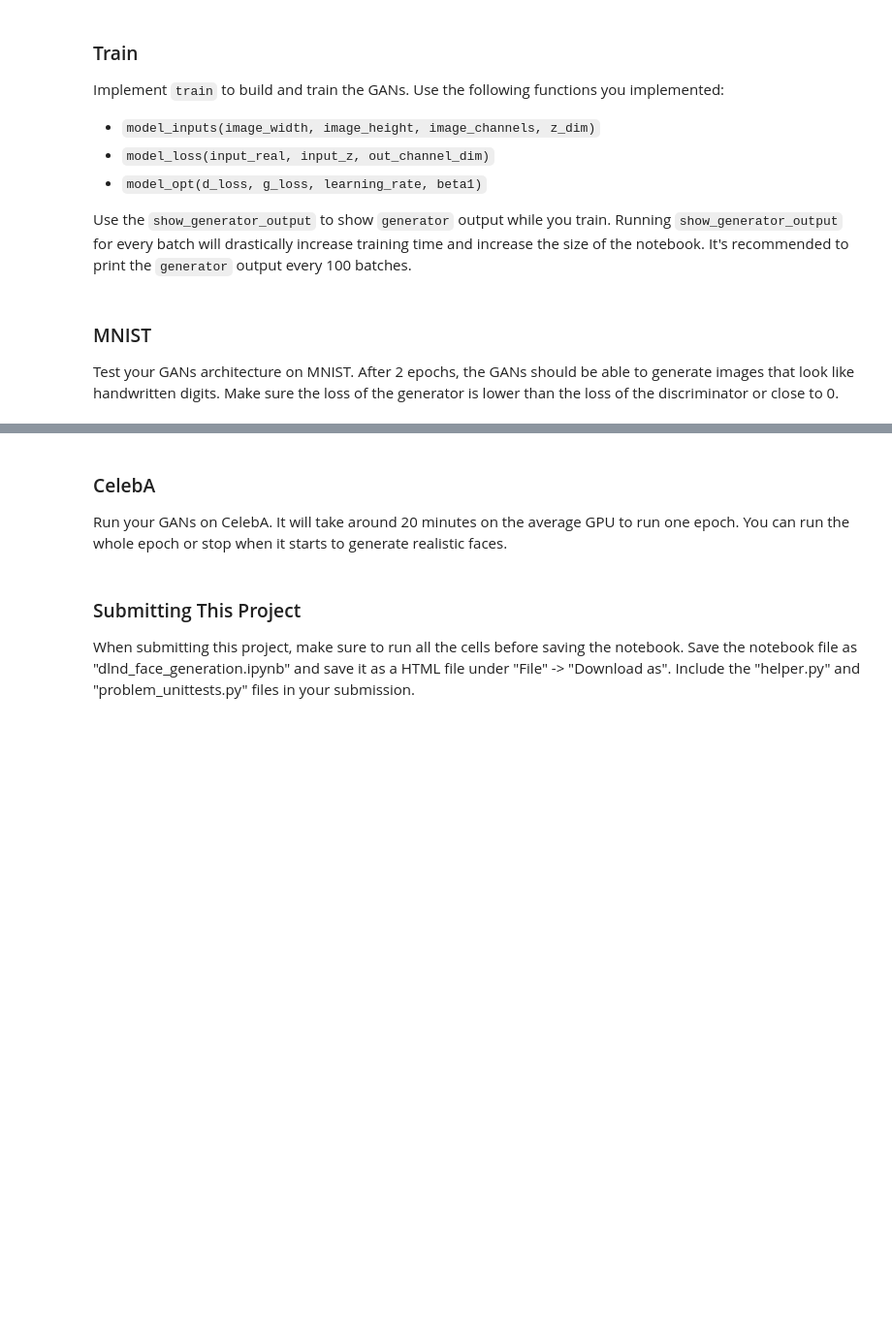
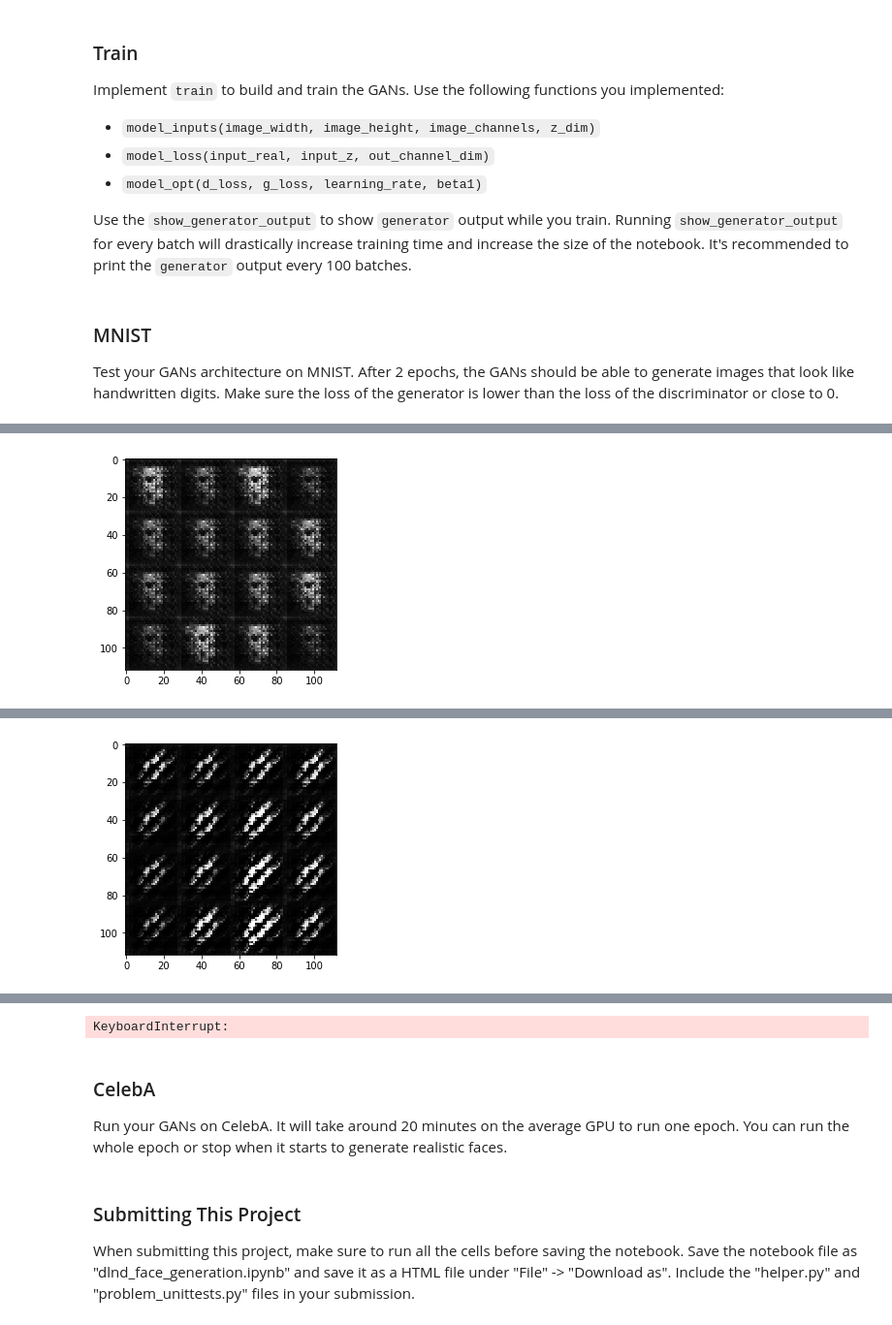
Before and after one commit to davidvela/Ud_DL5_Face_Generation, a Jupyter notebook: dlnd_face_generationDVT.ipynb, the cells around one changed output, grey strips where cells are left out. Shown at 97% size. Drawn from its saved outputs; the diff is of its cells as text; code cells hidden in the pictures; blank space fills up the shorter version.

```diff
--- a/dlnd_face_generationDVT.ipynb
+++ b/dlnd_face_generationDVT.ipynb
@@ -149,21 +143,23 @@ def discriminator(images, reuse=False):
     """
     # TODO: Implement Function: Hidden layers: conv + batch_norm + leaky ReLU
     alpha = 0.2
-
+    kp = 0.8
     with tf.variable_scope("discriminator", reuse = reuse ):
     # input layer is: 28x28x3 => 14x14x64
-        h1 = tf.layers.conv2d(images, 64, 5, strides=2, padding="same")
+        h1 = tf.layers.conv2d(images, 64, 5, strides=2, padding="same", activation=None)
         h1 = tf.maximum(alpha*h1, h1)
 
     # h2 => 7x7x128
-        h2 = tf.layers.conv2d(h1, 128, 5, strides=2, padding="same")
+        h2 = tf.layers.conv2d(h1, 128, 5, strides=2, padding="same", activation=None)
         h2 = tf.layers.batch_normalization(h2, training=True)
         h2 = tf.maximum(alpha*h2, h2)
+        h2 = tf.nn.dropout(h2, kp)
 
     # h3 => 4x3x256
-        h3 = tf.layers.conv2d(h2, 256, 5, strides=2, padding="same")
+        h3 = tf.layers.conv2d(h2, 256, 5, strides=2, padding="same", activation=None)
         h3 = tf.layers.batch_normalization(h3, training=True)
         h3 = tf.maximum(alpha*h3,h3)
+        h2 = tf.nn.dropout(h3, kp)
 
     # Flatten it
         flat = tf.reshape(h3, (-1, 4*4*256))
@@ -193,7 +189,7 @@ def generator(z, out_channel_dim, is_train=True):
     """
     # TODO: Implement Function: Hidden layers: Tconv + batch_norm + leaky ReLU
     alpha = 0.2
-
+    kp = 0.8
     with tf.variable_scope("generator", reuse = not is_train):
     # h1 = fully connected layer
         h1 = tf.layers.dense(z, 2*2*512)
@@ -204,22 +200,25 @@ def generator(z, out_channel_dim, is_train=True):
         h1 = tf.maximum(alpha*h1, h1)
 
     # h2 = conv => 7x7x256 - VALID padding
-        h2 = tf.layers.conv2d_transpose(h1, 256, 5, strides=2, padding="valid")
+        h2 = tf.layers.conv2d_transpose(h1, 256, 5, strides=2, padding="valid", activation=None)
         h2 = tf.layers.batch_normalization(h2, training=is_train)
         h2 = tf.maximum(alpha*h2, h2)
+        h2 = tf.nn.dropout(h2, kp)
 
     # h3 = conv => 14x14x128
-        h3 = tf.layers.conv2d_transpose(h2, 128, 5, strides=2, padding="same")
+        h3 = tf.layers.conv2d_transpose(h2, 128, 5, strides=2, padding="same", activation=None)
         h3 = tf.layers.batch_normalization(h3, training=is_train)
         h3 = tf.maximum(alpha*h3, h3)
+        h3 = tf.nn.dropout(h3, kp)
 
     # h4 = conv => 14x15x64
-        h4 = tf.layers.conv2d_transpose(h3, 64, 5, strides=1, padding="same")
+        h4 = tf.layers.conv2d_transpose(h3, 64, 5, strides=1, padding="same", activation=None)
         h4 = tf.layers.batch_normalization(h4, training=is_train)
         h4 = tf.maximum(alpha*h4, h4)
+        h4 = tf.nn.dropout(h4,kp)
 
     # output layer = 28x28xout_dim(5)
-        logits = tf.layers.conv2d_transpose(h4, out_channel_dim, 5, strides=2, padding="same")
+        logits = tf.layers.conv2d_transpose(h4, out_channel_dim, 5, strides=2, padding="same", activation=None)
         out = tf.tanh(logits)
 
     return out
@@ -246,13 +245,13 @@ def model_loss(input_real, input_z, out_channel_dim):
     :return: A tuple of (discriminator loss, generator loss)
     """
     # TODO: Implement Function
-
+    smooth = 0.1
     g_model = generator(input_z, out_channel_dim, is_train=True)
     d_model_real, d_logits_real = discriminator(input_real, reuse=False)
     d_model_fake, d_logits_fake = discriminator(g_model, reuse=True)
 
     d_loss_real = tf.reduce_mean(
-        tf.nn.sigmoid_cross_entropy_with_logits(logits=d_logits_real, labels=tf.ones_like(d_model_real)  ))
+        tf.nn.sigmoid_cross_entropy_with_logits(logits=d_logits_real, labels=tf.ones_like(d_model_real)*(1-smooth) ))
 
     d_loss_fake = tf.reduce_mean(
         tf.nn.sigmoid_cross_entropy_with_logits( logits=d_logits_fake, labels=tf.zeros_like(d_model_fake)  ))
@@ -360,14 +359,16 @@ def train(epoch_count, batch_size, z_dim, learning_rate, beta1, get_batches, dat
     show_every  = 100
     print_every = 10
     steps = 0
-    n_images = 10
+    n_images = 16
     losses = []
+
 
     _, img_width, img_height, img_channels = data_shape
     input_real, input_z, lr = model_inputs(img_width, img_height, img_channels, z_dim)
 
     d_loss, g_loss = model_loss(input_real, input_z, img_channels)
     d_opt,  g_opt  = model_opt(d_loss, g_loss, learning_rate, beta1)
+    saver = tf.train.Saver()
 
     with tf.Session() as sess:
         sess.run(tf.global_variables_initializer())
@@ -375,6 +376,7 @@ def train(epoch_count, batch_size, z_dim, learning_rate, beta1, get_batches, dat
             for batch_images in get_batches(batch_size):
                 # TODO: Train Model
                 steps += 1
+                batch_images *= 2
 
                 # 1 - sample random noise
                 sample_z = np.random.uniform(-1, 1, size=(batch_size, z_dim))
@@ -394,14 +396,15 @@ def train(epoch_count, batch_size, z_dim, learning_rate, beta1, get_batches, dat
 
                 # show images
                 if steps%show_every == 0:
-                    show_generator_output(sess, n_images, sample_z, img_channels, data_image_mode)
+                    show_generator_output(sess, n_images, input_z, img_channels, data_image_mode)
+        saver.save(sess, './model.ckpt')
 # %% [markdown]
 ### MNIST
 Test your GANs architecture on MNIST.  After 2 epochs, the GANs should be able to generate images that look like handwritten digits.  Make sure the loss of the generator is lower than the loss of the discriminator or close to 0.
 # %%
 batch_size = 128
 z_dim = 100
-learning_rate = 0.001
+learning_rate = 0.0002
 beta1 = 0.5
 
 
@@ -418,0 +431 @@ KeyboardInterrupt:
+[figure, added]
@@ -418,0 +442 @@ KeyboardInterrupt:
+[figure, added]
@@ -419,3 +448,4 @@ KeyboardInterrupt:
+KeyboardInterrupt:
 # %% [markdown]
 ### CelebA
 Run your GANs on CelebA.  It will take around 20 minutes on the average GPU to run one epoch.  You can run the whole epoch or stop when it starts to generate realistic faces.
```
Also changed, not shown: parts of 6 cells of this notebook, 1 other file.
